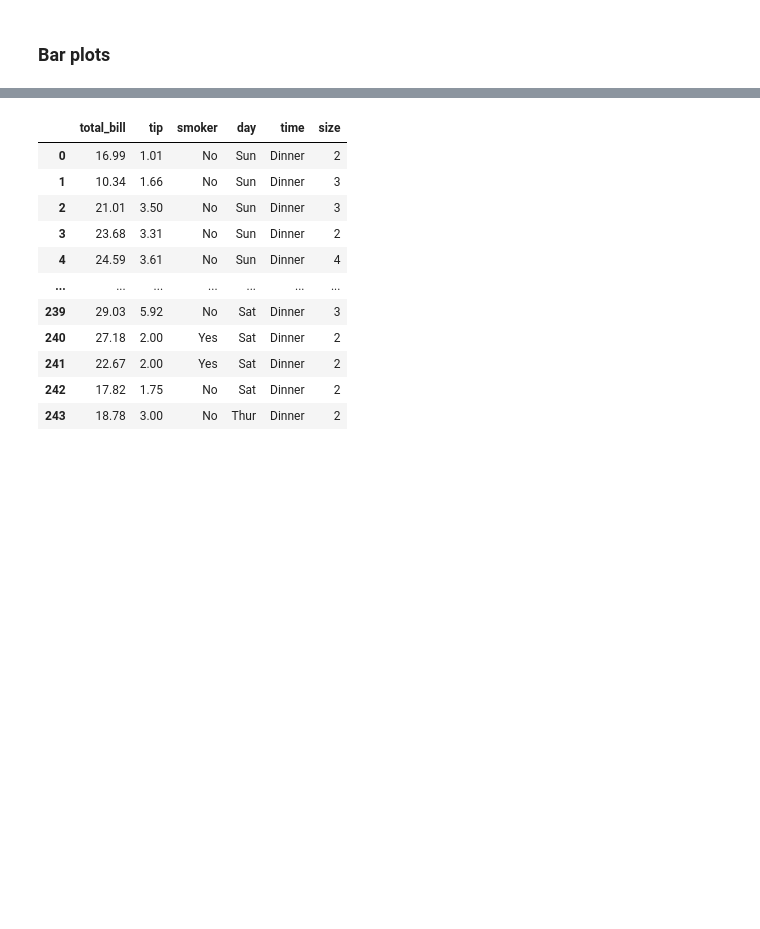
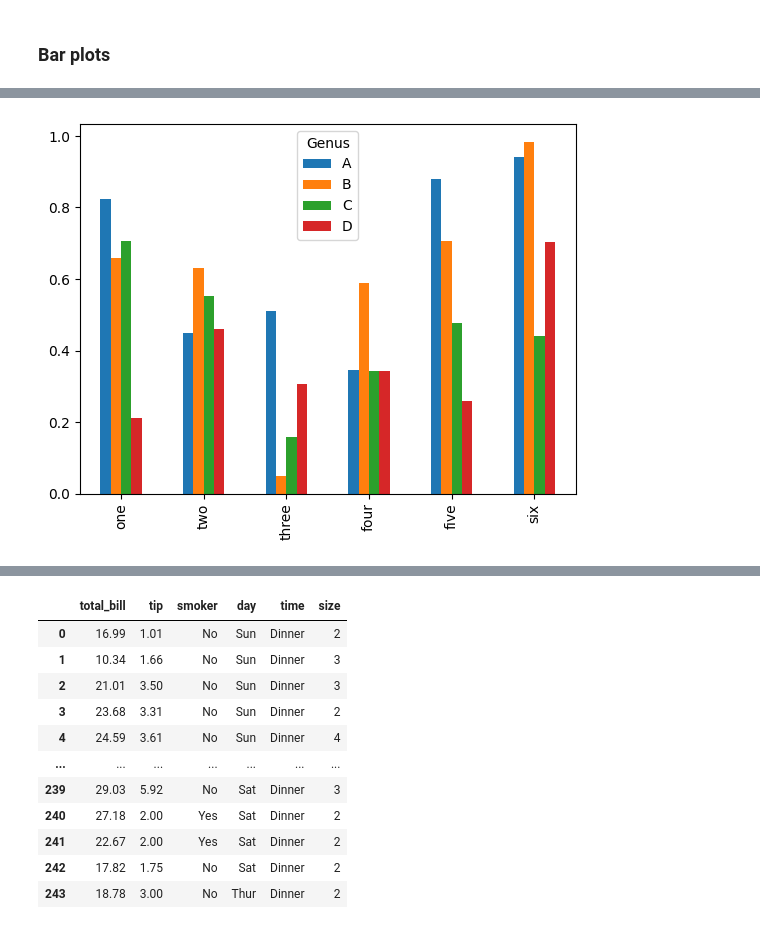
Before and after one commit to DianaKahar/STQD-Data-science, a Jupyter notebook: P137263_of_Week11_Matplotlib_20231220_WC.ipynb, the cells around one changed output, grey strips where cells are left out. Cells and saved outputs as stored; diff of their text form; code cells hidden in the pictures; blank space fills up the shorter version.

```diff
--- a/P137263_of_Week11_Matplotlib_20231220_WC.ipynb
+++ b/P137263_of_Week11_Matplotlib_20231220_WC.ipynb
@@ -332,2 +356,8 @@ df
+# %%
+# create barplot
+# grouped bar plot -> horizontal wise
+df.plot.bar();
+# %% [output]
+[figure, added]
 # %%
 # stacked bar plots
```
Also changed, not shown: parts of 38 cells of this notebook.
